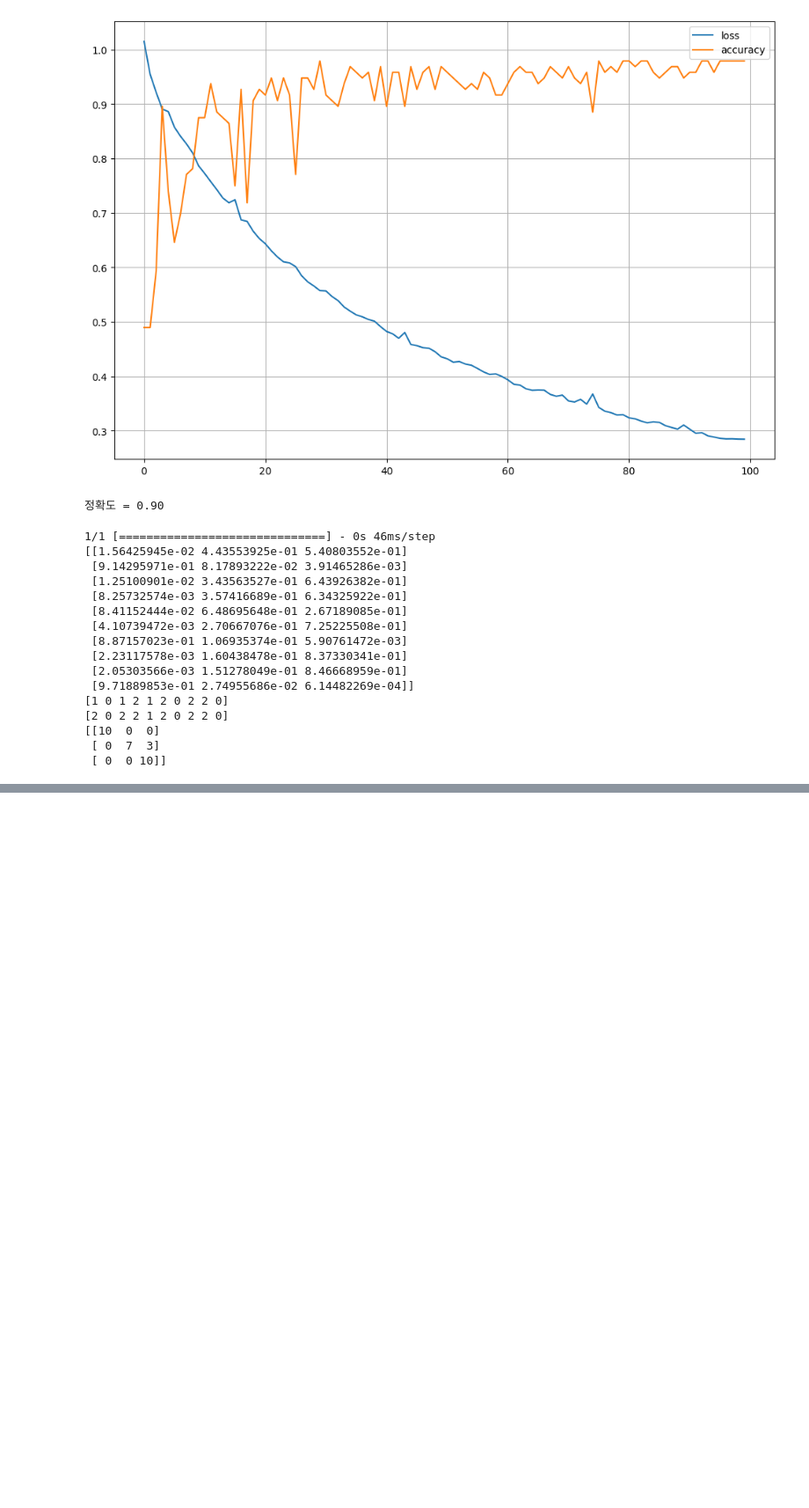
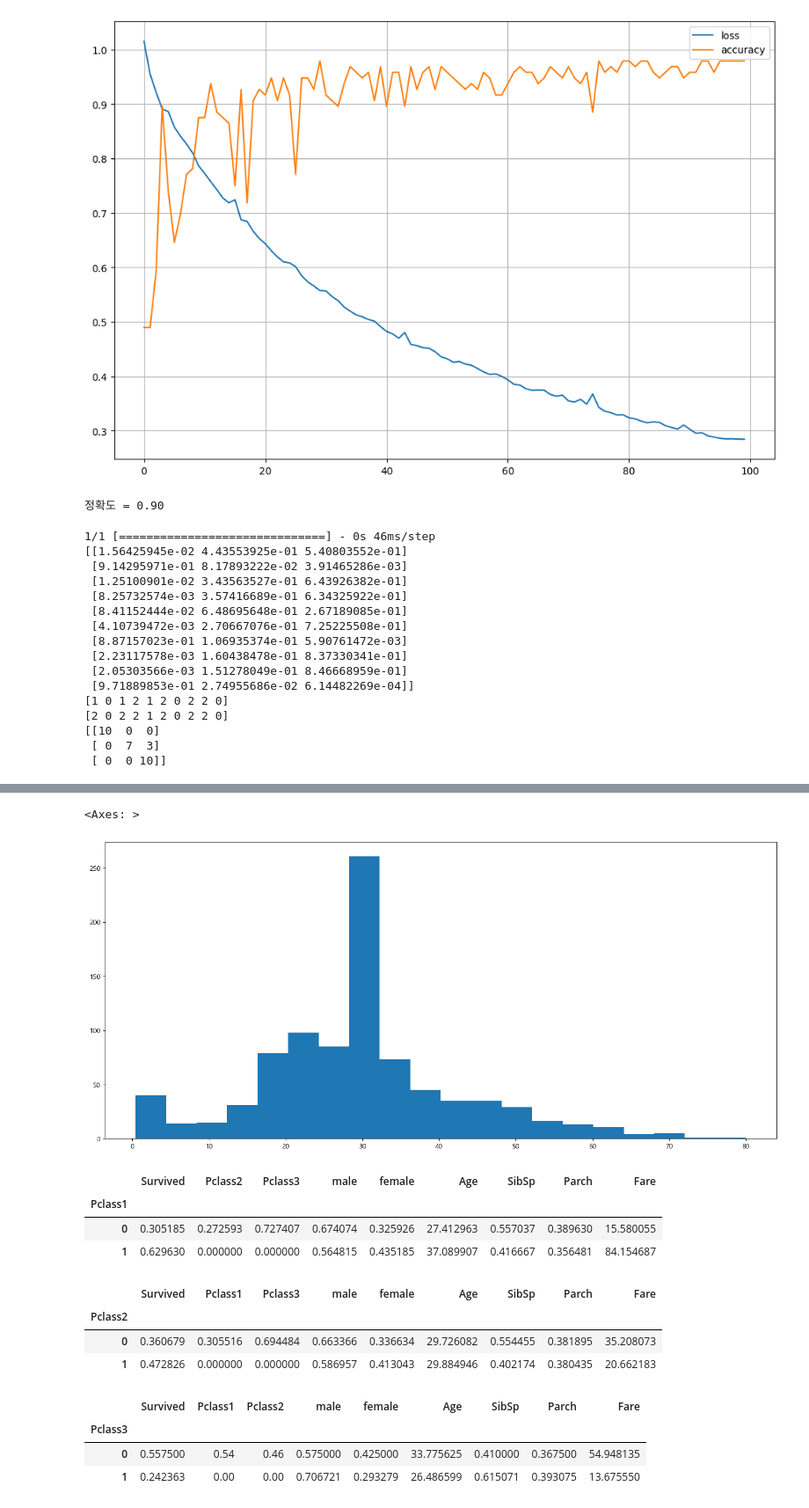
Before and after one commit to manki8908/Class_TJ_c22, a Jupyter notebook: python-인공신경망-tensorflow.ipynb, the cells around one changed output, grey strips where cells are left out. Shown at 88% size. Cells and saved outputs as stored; diff of their text form; code cells hidden in the pictures; blank space fills up the shorter version.

```diff
--- a/python-인공신경망-tensorflow.ipynb
+++ b/python-인공신경망-tensorflow.ipynb
@@ -863,0 +995,30 @@ model.save('./MODL/iris.h5')
+# %%
+#승객들의 연령 분포
+
+df['Age'].hist(bins=20,figsize=(18,8),grid=False)
+# %% [output]
+<Axes: >
+[figure, added]
+# %%
+#객실등급별 통계
+
+df.groupby('Pclass1').mean()
+# %% [output]
+|  | Survived | Pclass2 | Pclass3 | male | female | Age | SibSp | Parch | Fare |
+| Pclass1 |  |  |  |  |  |  |  |  |  |
+| 0 | 0.305185 | 0.272593 | 0.727407 | 0.674074 | 0.325926 | 27.412963 | 0.557037 | 0.389630 | 15.580055 |
+| 1 | 0.629630 | 0.000000 | 0.000000 | 0.564815 | 0.435185 | 37.089907 | 0.416667 | 0.356481 | 84.154687 |
+# %%
+df.groupby('Pclass2').mean()
+# %% [output]
+|  | Survived | Pclass1 | Pclass3 | male | female | Age | SibSp | Parch | Fare |
+| Pclass2 |  |  |  |  |  |  |  |  |  |
+| 0 | 0.360679 | 0.305516 | 0.694484 | 0.663366 | 0.336634 | 29.726082 | 0.554455 | 0.381895 | 35.208073 |
+| 1 | 0.472826 | 0.000000 | 0.000000 | 0.586957 | 0.413043 | 29.884946 | 0.402174 | 0.380435 | 20.662183 |
+# %%
+df.groupby('Pclass3').mean()
+# %% [output]
+|  | Survived | Pclass1 | Pclass2 | male | female | Age | SibSp | Parch | Fare |
+| Pclass3 |  |  |  |  |  |  |  |  |  |
+| 0 | 0.557500 | 0.54 | 0.46 | 0.575000 | 0.425000 | 33.775625 | 0.410000 | 0.367500 | 54.948135 |
+| 1 | 0.242363 | 0.00 | 0.00 | 0.706721 | 0.293279 | 26.486599 | 0.615071 | 0.393075 | 13.675550 |
```
Also changed, not shown: parts of 29 cells of this notebook, 1 other file.
